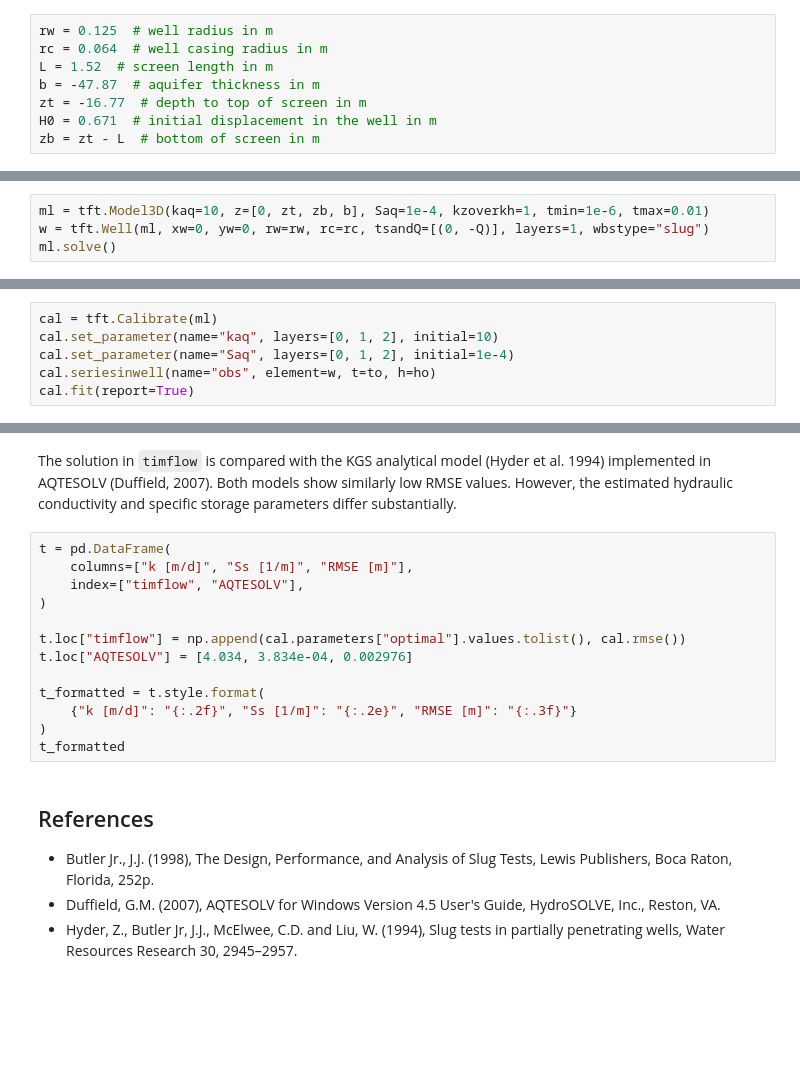
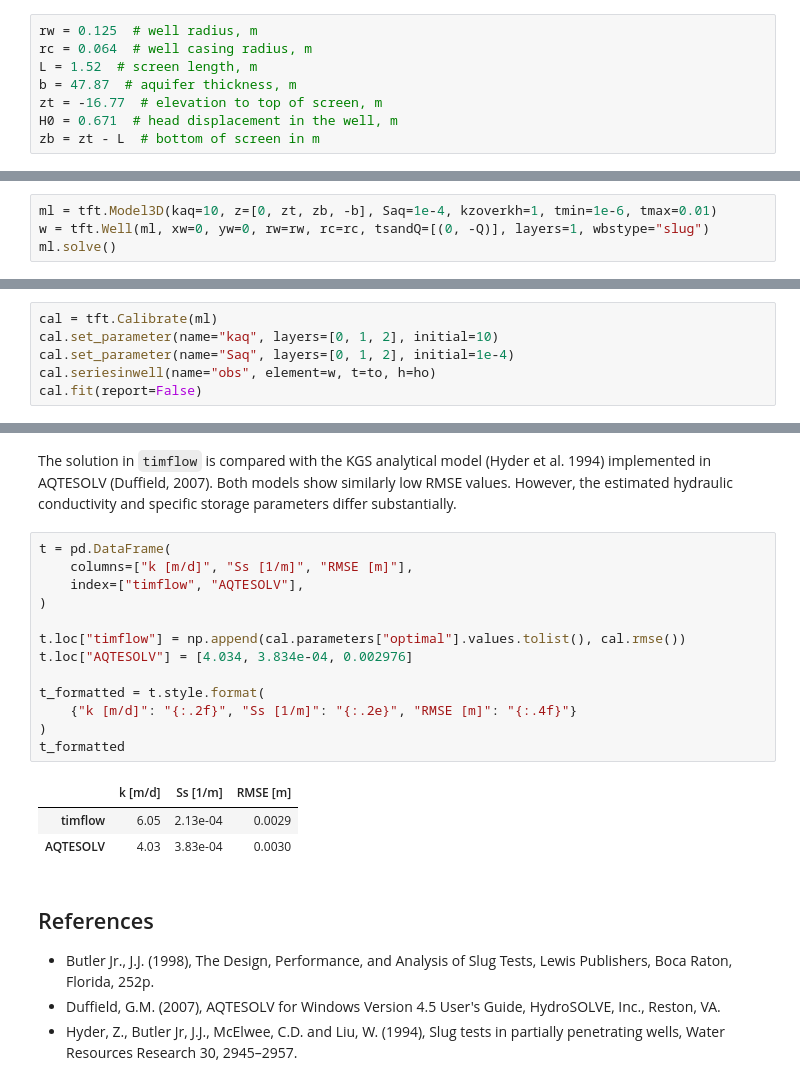
Before and after one commit to timflow-org/timflow, a Jupyter notebook: docs/transient/04pumpingtests/slug1_pratt_county.ipynb, the cells around one changed output, grey strips where cells are left out. Cells and saved outputs as stored; diff of their text form; blank space fills up the shorter version.

```diff
--- a/docs/transient/04pumpingtests/slug1_pratt_county.ipynb
+++ b/docs/transient/04pumpingtests/slug1_pratt_county.ipynb
@@ -27,10 +26,10 @@ ho = data[:, 1]  # m
 # %% [markdown]
 ### Parameters and model
 # %%
-rw = 0.125  # well radius in m
-rc = 0.064  # well casing radius in m
-L = 1.52  # screen length in m
-b = -47.87  # aquifer thickness in m
-zt = -16.77  # depth to top of screen in m
-H0 = 0.671  # initial displacement in the well in m
+rw = 0.125  # well radius, m
+rc = 0.064  # well casing radius, m
+L = 1.52  # screen length, m
+b = 47.87  # aquifer thickness, m
+zt = -16.77  # elevation to top of screen, m
+H0 = 0.671  # head displacement in the well, m
 zb = zt - L  # bottom of screen in m
@@ -48,4 +46,4 @@ The setting of the slug well is slightly different from the pumping well. We det
 # %%
-ml = tft.Model3D(kaq=10, z=[0, zt, zb, b], Saq=1e-4, kzoverkh=1, tmin=1e-6, tmax=0.01)
+ml = tft.Model3D(kaq=10, z=[0, zt, zb, -b], Saq=1e-4, kzoverkh=1, tmin=1e-6, tmax=0.01)
 w = tft.Well(ml, xw=0, yw=0, rw=rw, rc=rc, tsandQ=[(0, -Q)], layers=1, wbstype="slug")
 ml.solve()
@@ -56,4 +58,4 @@ cal = tft.Calibrate(ml)
 cal.set_parameter(name="kaq", layers=[0, 1, 2], initial=10)
 cal.set_parameter(name="Saq", layers=[0, 1, 2], initial=1e-4)
 cal.seriesinwell(name="obs", element=w, t=to, h=ho)
-cal.fit(report=True)
+cal.fit(report=False)
@@ -78,16 +90,20 @@ The solution in `timflow` is compared with the KGS analytical model (Hyder et al
 # %%
 t = pd.DataFrame(
     columns=["k [m/d]", "Ss [1/m]", "RMSE [m]"],
     index=["timflow", "AQTESOLV"],
 )
 
 t.loc["timflow"] = np.append(cal.parameters["optimal"].values.tolist(), cal.rmse())
 t.loc["AQTESOLV"] = [4.034, 3.834e-04, 0.002976]
 
 t_formatted = t.style.format(
-    {"k [m/d]": "{:.2f}", "Ss [1/m]": "{:.2e}", "RMSE [m]": "{:.3f}"}
+    {"k [m/d]": "{:.2f}", "Ss [1/m]": "{:.2e}", "RMSE [m]": "{:.4f}"}
 )
 t_formatted
+# %% [output]
+|  | k [m/d] | Ss [1/m] | RMSE [m] |
+| timflow | 6.05 | 2.13e-04 | 0.0029 |
+| AQTESOLV | 4.03 | 3.83e-04 | 0.0030 |
 # %% [markdown]
 ## References
 * Butler Jr., J.J. (1998), The Design, Performance, and Analysis of Slug Tests, Lewis Publishers, Boca Raton, Florida, 252p.
```
Also changed, not shown: parts of 12 cells of this notebook, 1 other file.
